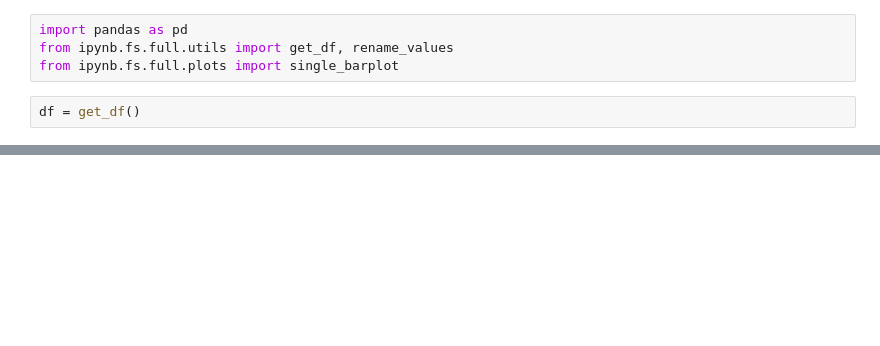
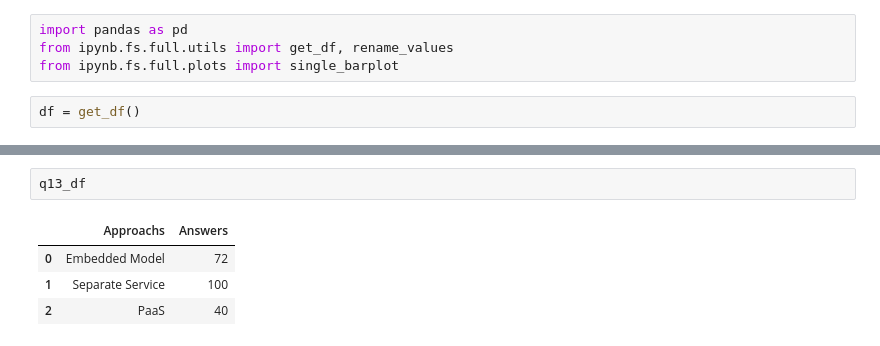
Before and after one commit to Software-Science-Lab-PUC-Rio/napiml-analysis, a Jupyter notebook: Análises/Q13.ipynb, the cells around one changed output, grey strips where cells are left out. Saved outputs shown, nothing was run; the diff lists cells and outputs as text; blank space fills up the shorter version.

```diff
--- a/Análises/Q13.ipynb
+++ b/Análises/Q13.ipynb
@@ -30,0 +56,7 @@ KeyError: "None of [Index(['Q13', 'Q13_1'], dtype='object')] are in the [columns
+# %%
+q13_df
+# %% [output]
+|  | Approachs | Answers |
+| 0 | Embedded Model | 72 |
+| 1 | Separate Service | 100 |
+| 2 | PaaS | 40 |
```
Also changed, not shown: parts of 7 cells of this notebook, 1 other file.
